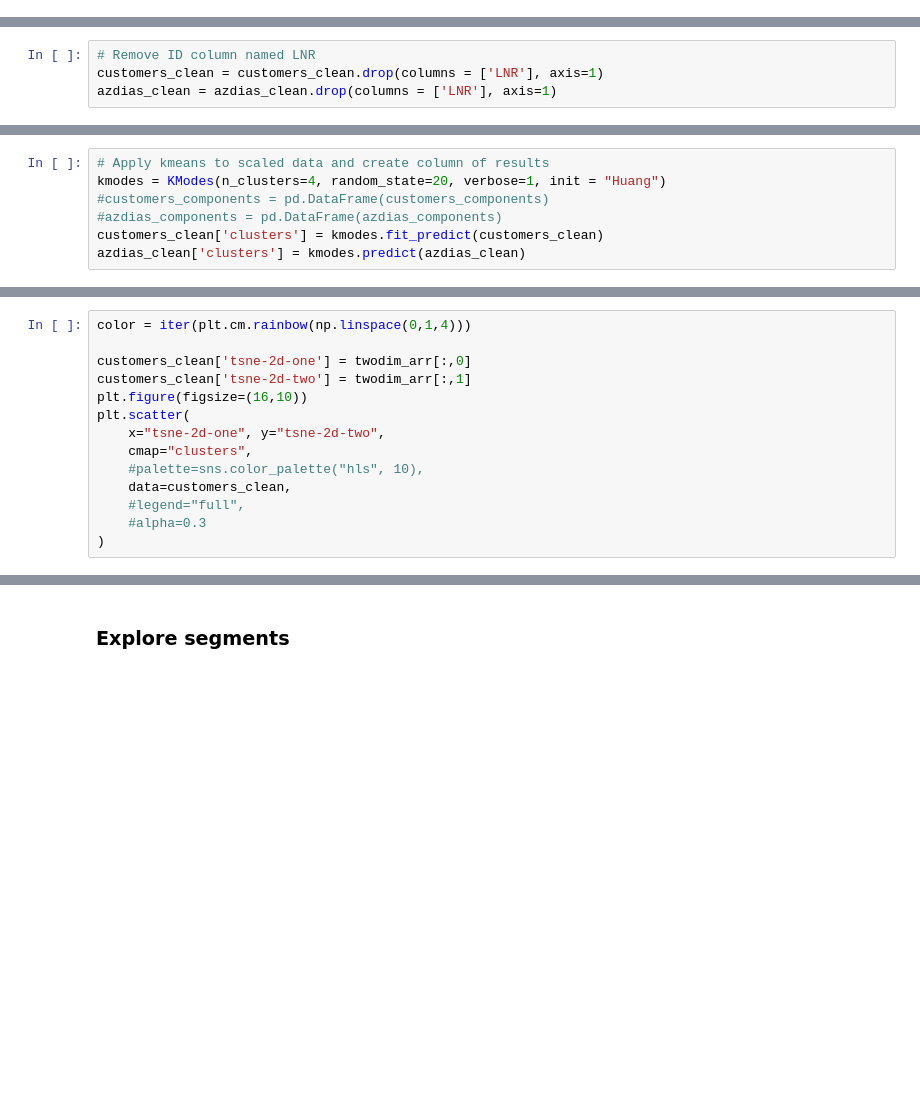
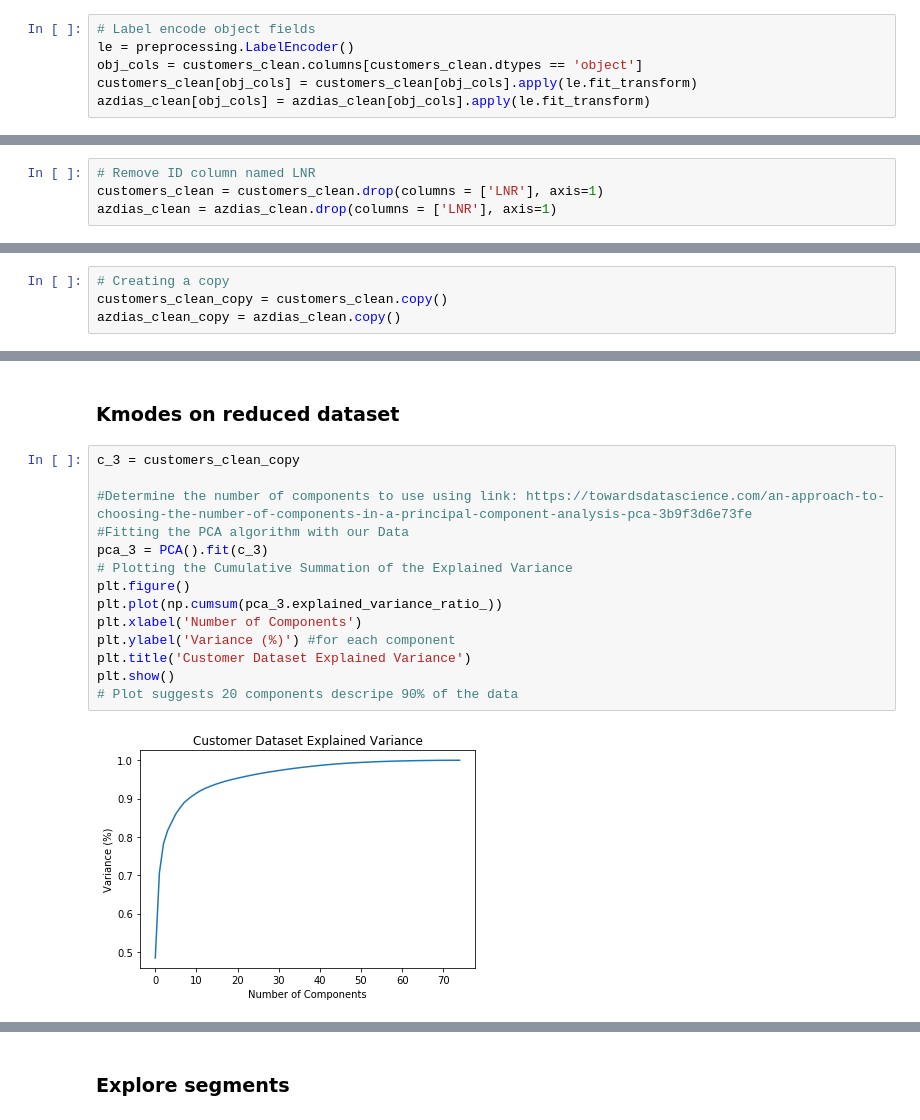
Before and after one commit to Phoebe-Macdonald/Arvato-Customer-Segmentation-Udacity-Capstone, a Jupyter notebook: Arvato Project Workbook.ipynb, the cells around one changed output, grey strips where cells are left out. Drawn from its saved outputs; the diff is of its cells as text; blank space fills up the shorter version.

```diff
--- a/Arvato Project Workbook.ipynb
+++ b/Arvato Project Workbook.ipynb
@@ -493,6 +583,12 @@ The main bulk of your analysis will come in this part of the project. Here, you
 uncommon_cols = set(customers_clean.columns).symmetric_difference(set(azdias_clean.columns))
 customers_clean = customers_clean.drop(columns = uncommon_cols, axis=1, errors = 'ignore')
 azdias_clean = azdias_clean.drop(columns = uncommon_cols, axis=1, errors = 'ignore')
+# %%
+# Label encode object fields
+le = preprocessing.LabelEncoder()
+obj_cols = customers_clean.columns[customers_clean.dtypes == 'object']
+customers_clean[obj_cols] = customers_clean[obj_cols].apply(le.fit_transform)
+azdias_clean[obj_cols] = azdias_clean[obj_cols].apply(le.fit_transform)
 # %%
 customers_clean.shape
 # %% [output]
@@ -638,7 +604,0 @@ plt.show()
-# %%
-# Apply kmeans to scaled data and create column of results
-kmodes = KModes(n_clusters=4, random_state=20, verbose=1, init = "Huang")
-#customers_components = pd.DataFrame(customers_components)
-#azdias_components = pd.DataFrame(azdias_components)
-customers_clean['clusters'] = kmodes.fit_predict(customers_clean)
-azdias_clean['clusters'] = kmodes.predict(azdias_clean)
@@ -872,14 +604,0 @@ CondaError: KeyboardInterrupt
-# %%
-color = iter(plt.cm.rainbow(np.linspace(0,1,4)))
-
-customers_clean['tsne-2d-one'] = twodim_arr[:,0]
-customers_clean['tsne-2d-two'] = twodim_arr[:,1]
-plt.figure(figsize=(16,10))
-plt.scatter(
-    x="tsne-2d-one", y="tsne-2d-two",
-    cmap="clusters",
-    #palette=sns.color_palette("hls", 10),
-    data=customers_clean,
-    #legend="full",
-    #alpha=0.3
-)
@@ -905,0 +605,4 @@ azdias_components['clusters'] = kmeans.predict(azdias_components)
+# %%
+# Creating a copy
+customers_clean_copy = customers_clean.copy()
+azdias_clean_copy = azdias_clean.copy()
@@ -905,0 +643,18 @@ azdias_components['clusters'] = kmeans.predict(azdias_components)
+# %% [markdown]
+### Kmodes on reduced dataset
+# %%
+c_3 = customers_clean_copy
+
+#Determine the number of components to use using link: https://towardsdatascience.com/an-approach-to-choosing-the-number-of-components-in-a-principal-component-analysis-pca-3b9f3d6e73fe
+#Fitting the PCA algorithm with our Data
+pca_3 = PCA().fit(c_3)
+# Plotting the Cumulative Summation of the Explained Variance
+plt.figure()
+plt.plot(np.cumsum(pca_3.explained_variance_ratio_))
+plt.xlabel('Number of Components')
+plt.ylabel('Variance (%)') #for each component
+plt.title('Customer Dataset Explained Variance')
+plt.show()
+# Plot suggests 20 components descripe 90% of the data
+# %% [output]
+[figure, added]
```
Also changed, not shown: parts of 206 cells of this notebook, 1 other file.
